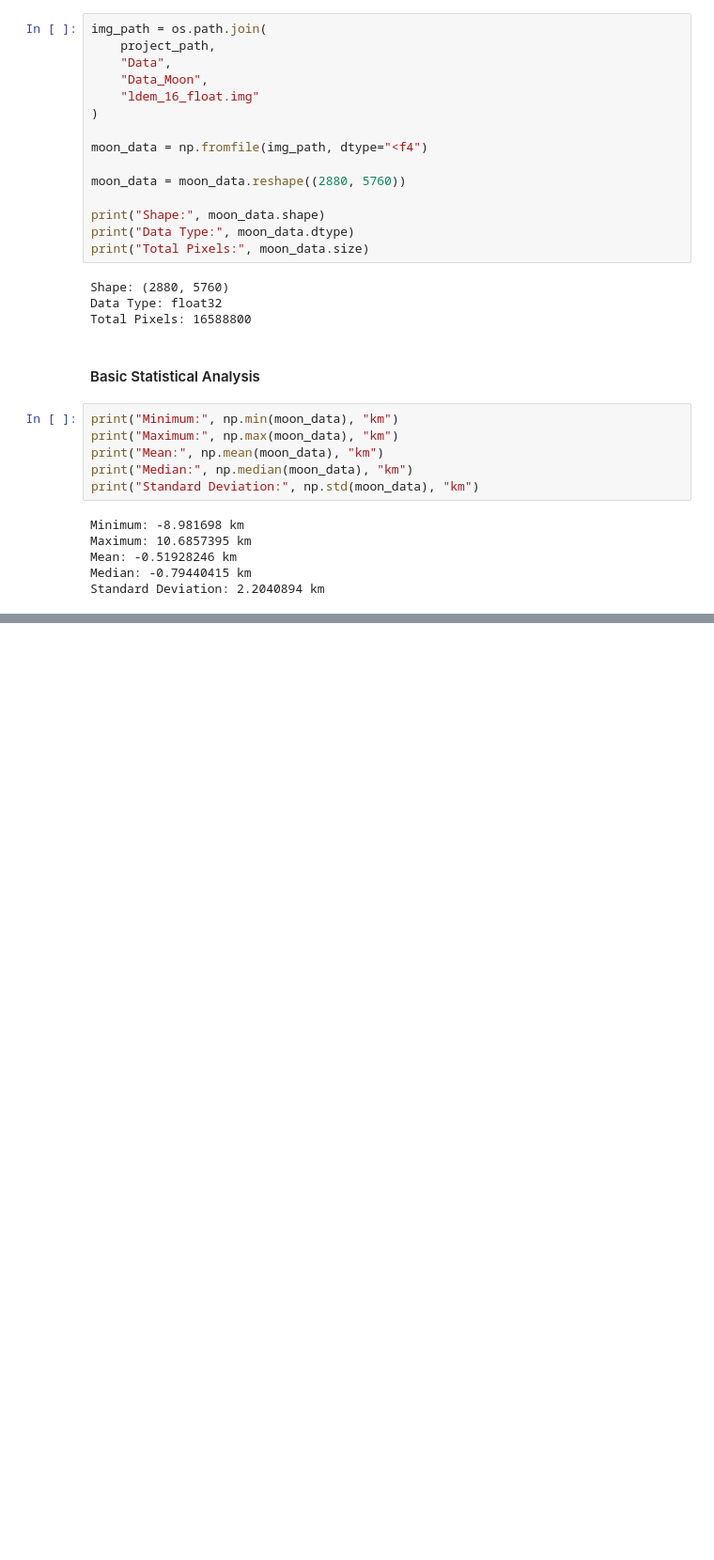
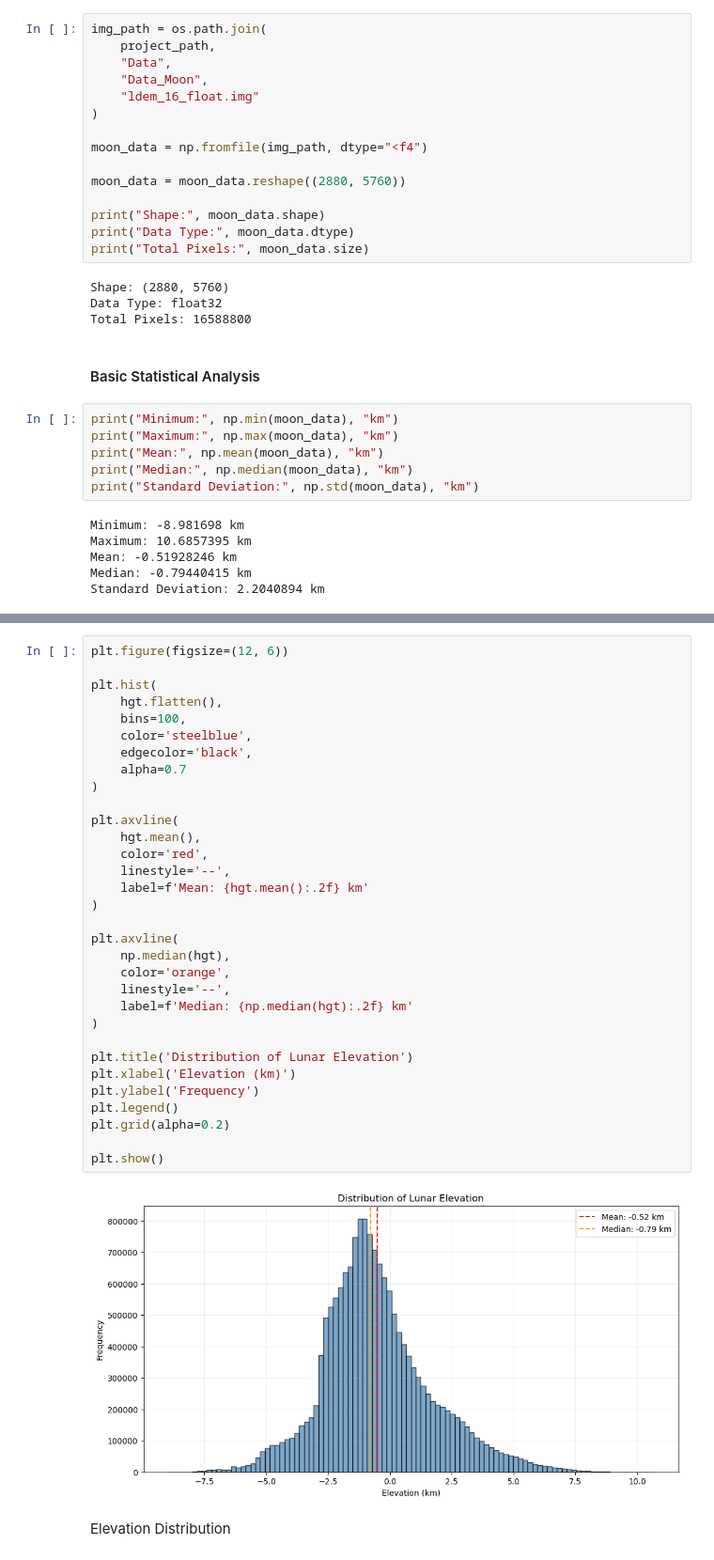
Before and after one commit to jana-hamdi/The-Stars-NASA-Space-App-Project, a Jupyter notebook: notebook/anaylsis_moon.ipynb, the cells around one changed output, grey strips where cells are left out. Shown at 94% size. Saved outputs shown, nothing was run; the diff lists cells and outputs as text; blank space fills up the shorter version.

```diff
--- a/notebook/anaylsis_moon.ipynb
+++ b/notebook/anaylsis_moon.ipynb
@@ -67,0 +147,36 @@ Standard Deviation: 2.2040894 km
+# %%
+plt.figure(figsize=(12, 6))
+
+plt.hist(
+    hgt.flatten(),
+    bins=100,
+    color='steelblue',
+    edgecolor='black',
+    alpha=0.7
+)
+
+plt.axvline(
+    hgt.mean(),
+    color='red',
+    linestyle='--',
+    label=f'Mean: {hgt.mean():.2f} km'
+)
+
+plt.axvline(
+    np.median(hgt),
+    color='orange',
+    linestyle='--',
+    label=f'Median: {np.median(hgt):.2f} km'
+)
+
+plt.title('Distribution of Lunar Elevation')
+plt.xlabel('Elevation (km)')
+plt.ylabel('Frequency')
+plt.legend()
+plt.grid(alpha=0.2)
+
+plt.show()
+# %% [output]
+[figure, added]
+# %% [markdown]
+Elevation Distribution
```
Also changed, not shown: parts of 10 cells of this notebook.
